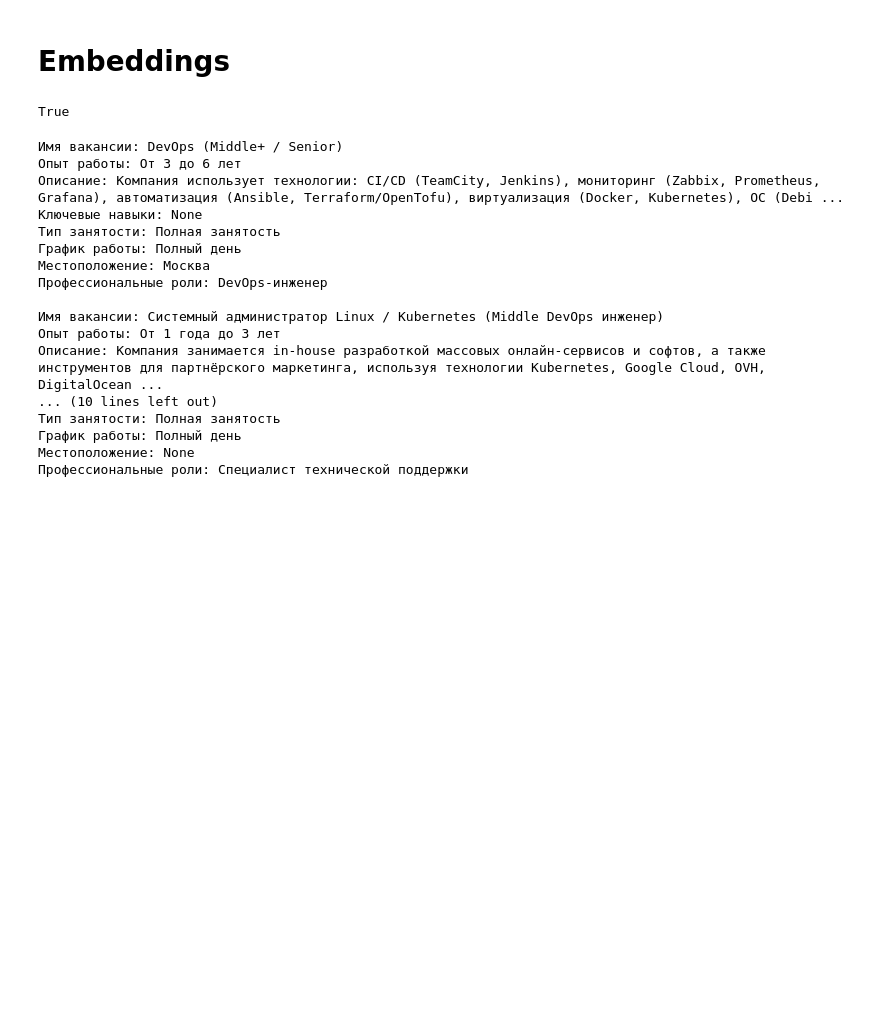
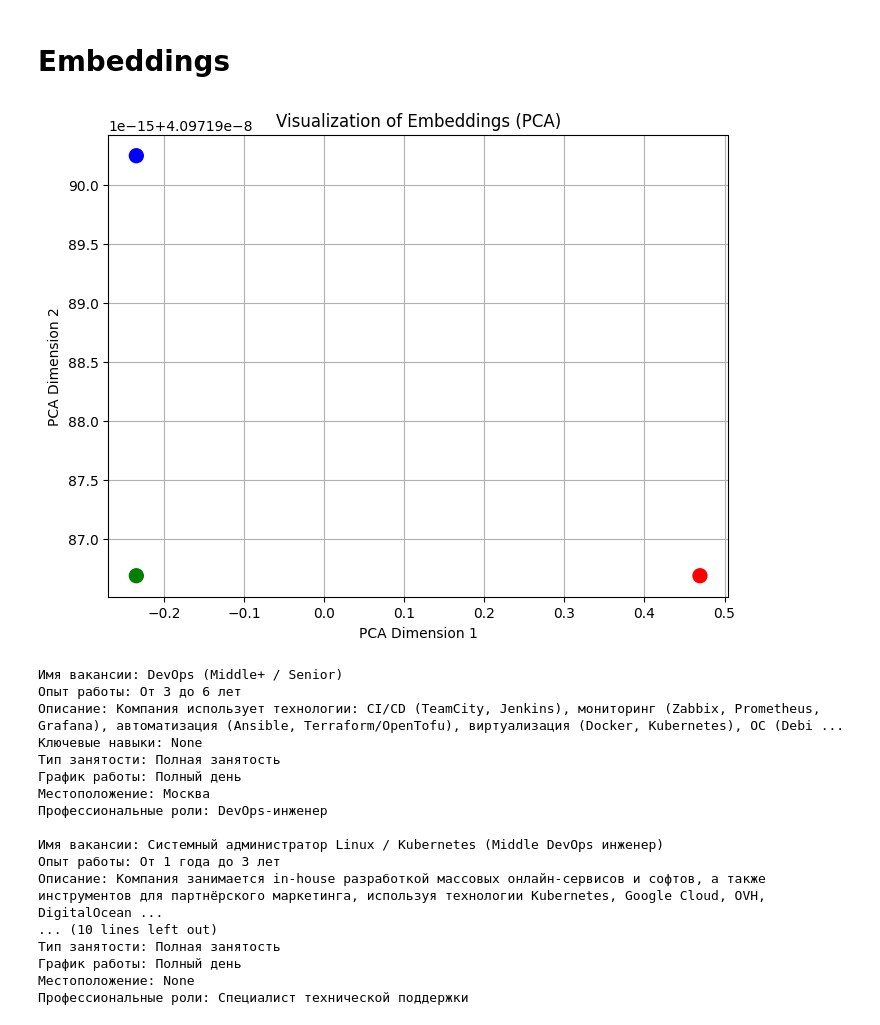
Before and after one commit to vilovnok/advisor, a Jupyter notebook: agent/database/notebook.ipynb, the cells around one changed output. Saved outputs shown, nothing was run; the diff lists cells and outputs as text; code cells hidden in the pictures; blank space fills up the shorter version.

```diff
--- a/agent/database/notebook.ipynb
+++ b/agent/database/notebook.ipynb
@@ -56,4 +54,0 @@ embedding = model.encode(texts[0], normalize_embeddings=True)
-# %%
-client.collection_exists(collection_name='it_area')
-# %% [output]
-True
@@ -60,3 +231,25 @@ True
+# %%
+import numpy as np
+import matplotlib.pyplot as plt
+from sklearn.decomposition import PCA
+
+embeddings = np.array([embedding1, embedding2, embedding3])
+pca = PCA(n_components=2)
+reduced_embeddings = pca.fit_transform(embeddings)
+
+plt.figure(figsize=(8, 6))
+plt.scatter(reduced_embeddings[:, 0], reduced_embeddings[:, 1], color=['red', 'blue', 'green'], s=100)
+
+for i, text in enumerate(['Text 1', 'Text 2', 'Text 3']):
+    plt.annotate(text, (reduced_embeddings[i, 0] + 0.01, reduced_embeddings[i, 1] + 0.01))
+
+plt.title('Visualization of Embeddings (PCA)')
+plt.xlabel('PCA Dimension 1')
+plt.ylabel('PCA Dimension 2')
+plt.grid()
+plt.show()
+# %% [output]
+[figure, added]
 # %%
 from tqdm import tqdm
 def upload_database(collection_name: str=None, chunks: list=None):
```
Also changed, not shown: parts of 4 cells of this notebook, 21 other files.
